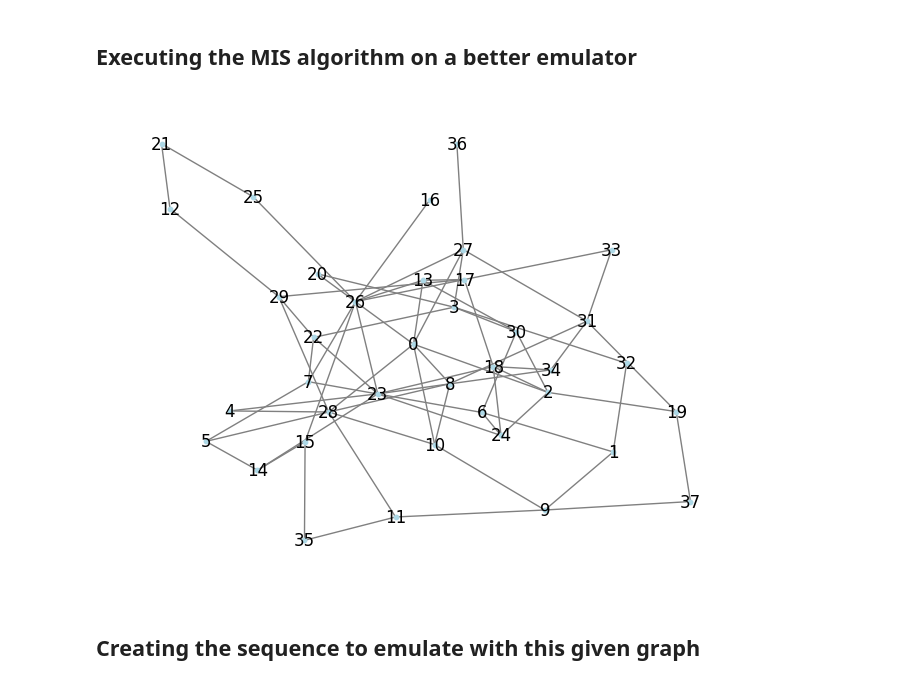
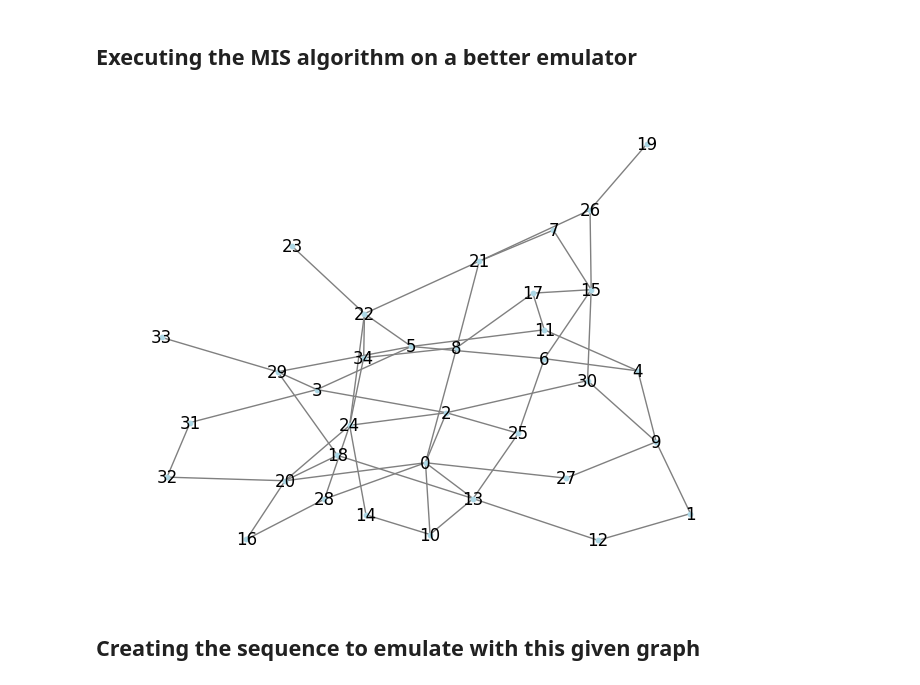
Before and after one commit to inking02/ReQpex, a Jupyter notebook: run_emulator.ipynb, the cells around one changed output. Drawn from its saved outputs; the diff is of its cells as text; code cells hidden in the pictures.

```diff
--- a/run_emulator.ipynb
+++ b/run_emulator.ipynb
@@ -3,32 +3,33 @@
 # %%
 from QMIS_code.pulse_utils import Pulse_constructor
 import networkx as nx
 import matplotlib.pyplot as plt
 
 best_pulse = Pulse_constructor(4000, "Waveform")
 
 
-nb_nodes = 38
+nb_nodes = 35
 p = 0.1
 graph = big_graph = nx.erdos_renyi_graph(n=nb_nodes, p=p, seed=42)
-graph.add_edges_from([(21, 25), (21, 12), (25, 26)])
+
 
 mapping = {node: str(node) for node in graph.nodes()}
 graph = nx.relabel_nodes(graph, mapping)
 
 pos = nx.spring_layout(graph, k=0.1, seed=42)
 
 nx.draw(
     graph,
     with_labels=True,
     node_color="lightblue",
     node_size=10, #small nodes to see the edges
     edge_color="gray",
     pos=pos,
 )
+plt.savefig("35_atoms_graph.pdf")
 plt.show()
 # %% [output]
-[figure, old version]
+[figure, new version]
 # %% [markdown]
 ## Creating the sequence to emulate with this given graph
 # %%
```
Also changed, not shown: parts of 20 cells of this notebook, 15 other files.
